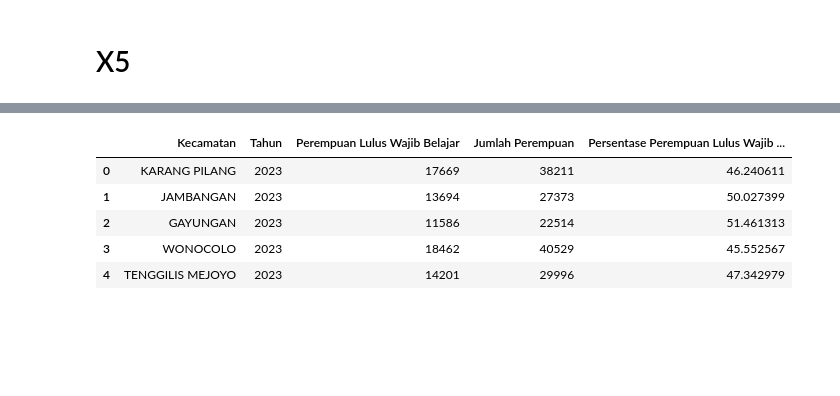
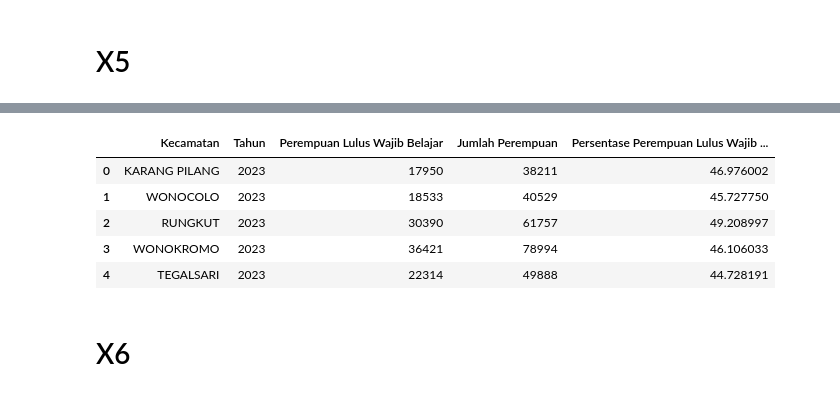
Before and after one commit to difta11/womanguard-index-surabaya, a Jupyter notebook: wgi_new_var.ipynb, the cells around one changed output, grey strips where cells are left out. Saved outputs shown, nothing was run; the diff lists cells and outputs as text; code cells hidden in the pictures; blank space fills up the shorter version.

```diff
--- a/wgi_new_var.ipynb
+++ b/wgi_new_var.ipynb
@@ -66,7 +66,7 @@ def normalisasi_kecamatan(df, kolom="Kecamatan"):
         "DUKUHPAKIS": "DUKUH PAKIS",
         "GUNUNGANYAR": "GUNUNG ANYAR",
         "KARANGPILANG": "KARANG PILANG",
-        "TENGGILISMEJOYO": "TENGGILIS MEJOYO",
+        "TENGGILISMEJOYO": "TENGGILIS MEJOYO"
     }
 
     df[kolom] = df[kolom].replace(mapping)
@@ -584,8 +595,6 @@ jumlah_pdd_2025 = pd.read_csv("D:\KULIAH\Project\womanguard-index-surabaya\Data
 jumlah_pdd_2023["Tahun"] = 2023
 jumlah_pdd_2024["Tahun"] = 2024
 jumlah_pdd_2025["Tahun"] = 2025
-# %%
-jumlah_pdd_2023_2025 = pd.concat([jumlah_pdd_2023, jumlah_pdd_2024, jumlah_pdd_2025], ignore_index=True)
 # %%
 jumlah_perempuan = jumlah_pdd_2023_2025[["Kecamatan", "Tahun", "Perempuan"]].copy()
 
@@ -654,17 +678,18 @@ gabungan = []
 for tahun in range(2023, 2026):
 
     df = globals()[f"x5_{tahun}"].copy()
-
+    df = df[df.iloc[:, 0] == "KECAMATAN"].reset_index(drop=True)
+    df = df.rename(columns={"WILAYAH": "Kecamatan"})
     temp = pd.DataFrame({
-        "Kecamatan": df.iloc[:, 0],
+        "Kecamatan": df.iloc[:, 1],
         "Tahun": tahun,
         "Perempuan Lulus Wajib Belajar": (
-            df.iloc[:, 10] +   # SLTA Perempuan
-            df.iloc[:, 12] +   # D1/D2 Perempuan
-            df.iloc[:, 14] +   # D3 Perempuan
-            df.iloc[:, 16] +   # D4/S1 Perempuan
-            df.iloc[:, 18] +   # S2 Perempuan
-            df.iloc[:, 20]     # S3 Perempuan
+            df.iloc[:, 11] +   # SLTA Perempuan
+            df.iloc[:, 13] +   # D1/D2 Perempuan
+            df.iloc[:, 15] +   # D3 Perempuan
+            df.iloc[:, 17] +   # D4/S1 Perempuan
+            df.iloc[:, 19] +   # S2 Perempuan
+            df.iloc[:, 21]     # S3 Perempuan
         )
     })
 
@@ -679,35 +704,37 @@ jumlah_perempuan = normalisasi_kecamatan(jumlah_perempuan)
 
 # Merge jumlah perempuan
 x5_final = x5_final.merge(
     jumlah_perempuan,
     on=["Kecamatan", "Tahun"],
     how="left"
 )
 
 # Hitung persentase
 x5_final["Persentase Perempuan Lulus Wajib Belajar"] = (
     x5_final["Perempuan Lulus Wajib Belajar"]
     / x5_final["Jumlah Perempuan"]
 ) * 100
 
 # Susun kolom
 x5_final = x5_final[[
     "Kecamatan",
     "Tahun",
     "Perempuan Lulus Wajib Belajar",
     "Jumlah Perempuan",
     "Persentase Perempuan Lulus Wajib Belajar"
 ]]
 
 x5_final.to_csv("D:\KULIAH\Project\womanguard-index-surabaya\Data terbaru dip\X5 Persentase Perempuan Lulus Wajib Belajar\X5_Persentase Perempuan Lulus.csv",
                 index=False,
                 encoding="utf-8-sig")
 
 x5_final.head()
 # %% [output]
 |  | Kecamatan | Tahun | Perempuan Lulus Wajib Belajar | Jumlah Perempuan | Persentase Perempuan Lulus Wajib ... |
-| 0 | KARANG PILANG | 2023 | 17669 | 38211 | 46.240611 |
-| 1 | JAMBANGAN | 2023 | 13694 | 27373 | 50.027399 |
-| 2 | GAYUNGAN | 2023 | 11586 | 22514 | 51.461313 |
-| 3 | WONOCOLO | 2023 | 18462 | 40529 | 45.552567 |
-| 4 | TENGGILIS MEJOYO | 2023 | 14201 | 29996 | 47.342979 |
+| 0 | KARANG PILANG | 2023 | 17950 | 38211 | 46.976002 |
+| 1 | WONOCOLO | 2023 | 18533 | 40529 | 45.727750 |
+| 2 | RUNGKUT | 2023 | 30390 | 61757 | 49.208997 |
+| 3 | WONOKROMO | 2023 | 36421 | 78994 | 46.106033 |
+| 4 | TEGALSARI | 2023 | 22314 | 49888 | 44.728191 |
+# %% [markdown]
+# X6
```
Also changed, not shown: parts of 41 cells of this notebook, 29 other files.
